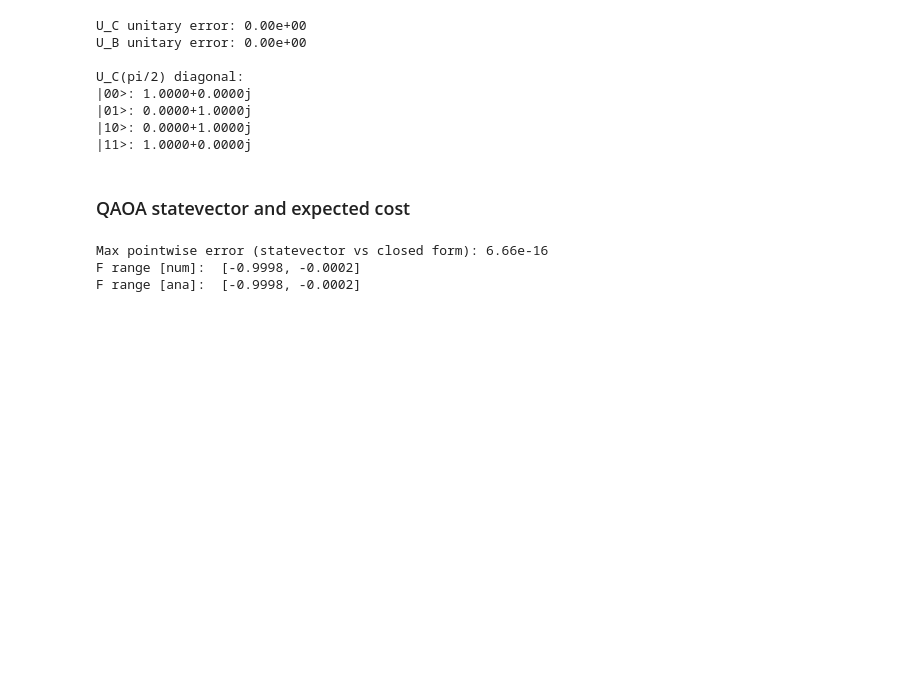
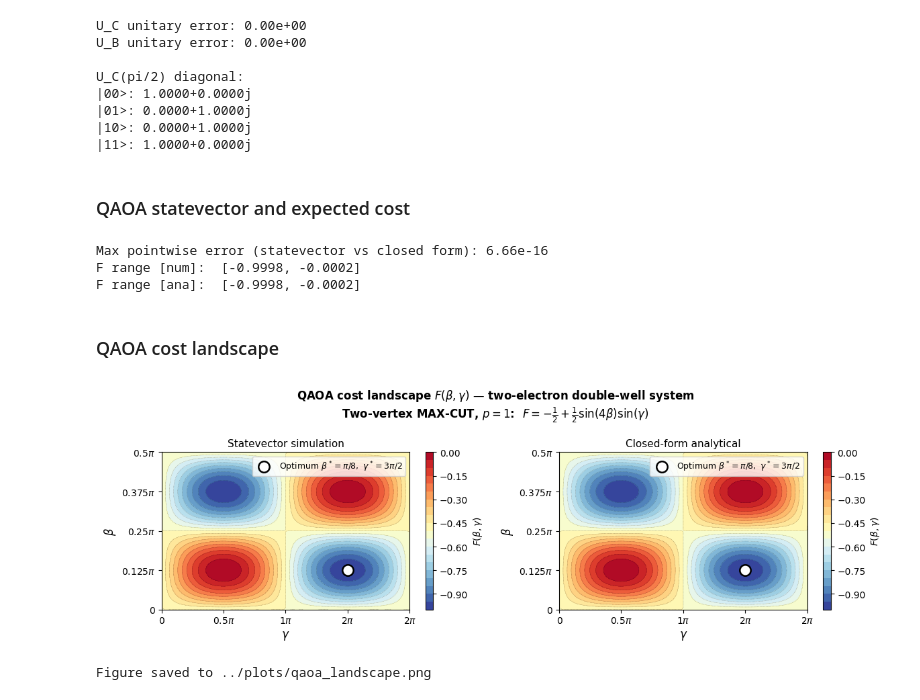
Before and after one commit to egil10/fys5419, a Jupyter notebook: project2/code/notebooks/qaoa-double-well.ipynb, the cells around one changed output. Drawn from its saved outputs; the diff is of its cells as text; code cells hidden in the pictures; blank space fills up the shorter version.

```diff
--- a/project2/code/notebooks/qaoa-double-well.ipynb
+++ b/project2/code/notebooks/qaoa-double-well.ipynb
@@ -136,3 +136,47 @@ print(f'F range [ana]:  [{F_ana.min():.4f}, {F_ana.max():.4f}]')
 Max pointwise error (statevector vs closed form): 6.66e-16
 F range [num]:  [-0.9998, -0.0002]
 F range [ana]:  [-0.9998, -0.0002]
+# %% [markdown]
+### QAOA cost landscape
+# %%
+beta_opt, gamma_opt = np.pi/8, 3*np.pi/2
+
+fig, axes = plt.subplots(1, 2, figsize=(12, 4))
+fig.suptitle(
+    r'QAOA cost landscape $F(\beta,\gamma)$ — two-electron double-well system' '\n'
+    r'Two-vertex MAX-CUT, $p=1$:  $F = -\frac{1}{2} + \frac{1}{2}\sin(4\beta)\sin(\gamma)$',
+    fontsize=12, fontweight='bold'
+)
+
+levels = np.linspace(-1, 0, 21)
+for ax, data, title in zip(
+    axes,
+    [F_num, F_ana],
+    ['Statevector simulation', 'Closed-form analytical']
+):
+    im = ax.contourf(G, B, data, levels=levels, cmap='RdYlBu_r')
+    ax.contour(G, B, data, levels=levels, colors='k', linewidths=0.3, alpha=0.4)
+    plt.colorbar(im, ax=ax, label=r'$F(\beta,\gamma)$')
+    ax.scatter(gamma_opt, beta_opt, s=140, c='white', edgecolors='black',
+               linewidths=1.8, zorder=5,
+               label=r'Optimum $\beta^*=\pi/8,\ \gamma^*=3\pi/2$')
+    ax.set_xlabel(r'$\gamma$', fontsize=12)
+    ax.set_ylabel(r'$\beta$',  fontsize=12)
+    ax.set_title(title, fontsize=11)
+    ax.set_xlim(0, 2*np.pi)
+    ax.set_ylim(0, np.pi/2)
+    ax.xaxis.set_major_formatter(plt.FuncFormatter(
+        lambda v, _: rf'${v/np.pi:.1g}\pi$' if v > 0 else '0'))
+    ax.yaxis.set_major_formatter(plt.FuncFormatter(
+        lambda v, _: rf'${v/np.pi:.3g}\pi$' if v > 0 else '0'))
+    ax.xaxis.set_major_locator(MultipleLocator(np.pi/2))
+    ax.yaxis.set_major_locator(MultipleLocator(np.pi/8))
+    ax.legend(fontsize=9, loc='upper right')
+
+plt.tight_layout()
+plt.savefig('../plots/qaoa_landscape.png', dpi=140, bbox_inches='tight')
+plt.show()
+print('Figure saved to ../plots/qaoa_landscape.png')
+# %% [output]
+[figure, added]
+Figure saved to ../plots/qaoa_landscape.png
```
Also changed, not shown: parts of 2 cells of this notebook, 3 other files.
